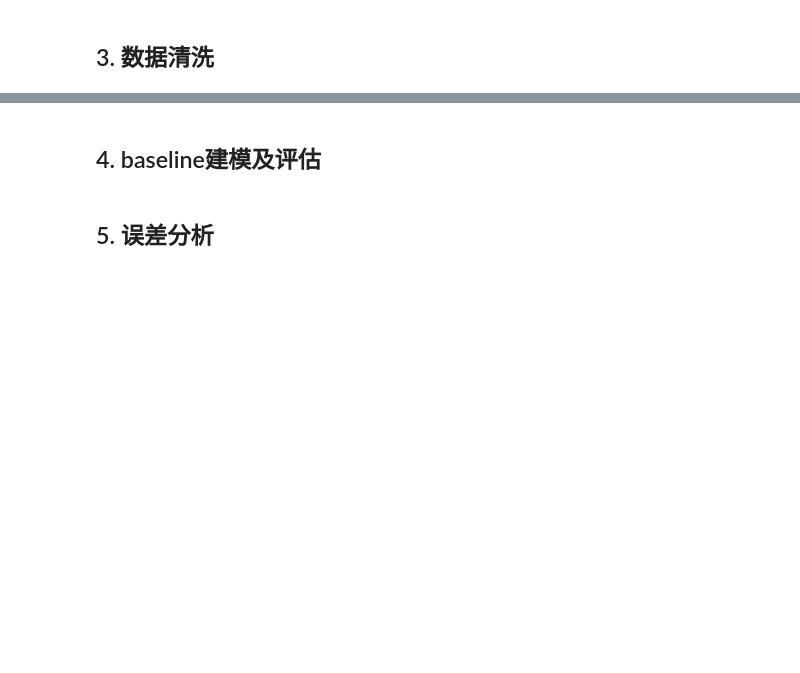
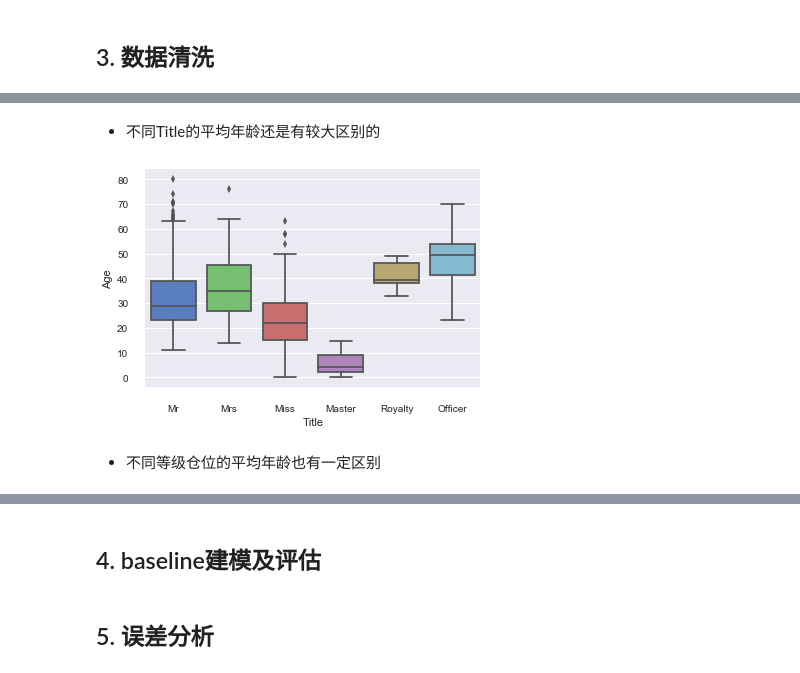
Before and after one commit to hidejxz/hidejxz, a Jupyter notebook: docs/source/case/titanic.ipynb, the cells around one changed output, grey strips where cells are left out. Saved outputs shown, nothing was run; the diff lists cells and outputs as text; code cells hidden in the pictures; blank space fills up the shorter version.

```diff
--- a/docs/source/case/titanic.ipynb
+++ b/docs/source/case/titanic.ipynb
@@ -30,6 +30,7 @@ import seaborn as sns
 # %%
 train = pd.read_csv('train.csv')
 test = pd.read_csv('test.csv')
+all_data = pd.concat([train,test],keys = ['train','test'])
 # %%
 train.head()
 # %% [output]
@@ -121,0 +137,24 @@ sns.despine(offset=10, trim=True)
+# %%
+all_data['Title'] = all_data.Name.str.extract(' ([A-Za-z]+)\.', expand=False)
+
+Title_Dictionary = {
+                    "Capt":       "Officer",
+                    "Col":        "Officer",
+                    "Major":      "Officer",
+                    "Jonkheer":   "Royalty",
+                    "Don":        "Royalty",
+                    "Sir" :       "Royalty",
+                    "Dr":         "Officer",
+                    "Rev":        "Officer",
+                    "Countess":   "Royalty",
+                    "Dona":       "Royalty",
+                    "Mme":        "Mrs",
+                    "Mlle":       "Miss",
+                    "Ms":         "Mrs",
+                    "Mr" :        "Mr",
+                    "Mrs" :       "Mrs",
+                    "Miss" :      "Miss",
+                    "Master" :    "Master",
+                    "Lady" :      "Royalty"
+                    }
+all_data['Title'] = all_data.Title.map(Title_Dictionary)
@@ -121,0 +177,11 @@ sns.despine(offset=10, trim=True)
+# %% [markdown]
+* 不同Title的平均年龄还是有较大区别的
+# %%
+import seaborn as sns
+sns.set_style("darkgrid")
+sns.boxplot(x="Title", y="Age", data=all_data[['Title','Age']], palette="muted")
+sns.despine(offset=10, trim=True)
+# %% [output]
+[figure, added]
+# %% [markdown]
+* 不同等级仓位的平均年龄也有一定区别
```
Also changed, not shown: parts of 36 cells of this notebook, 16 other files.
